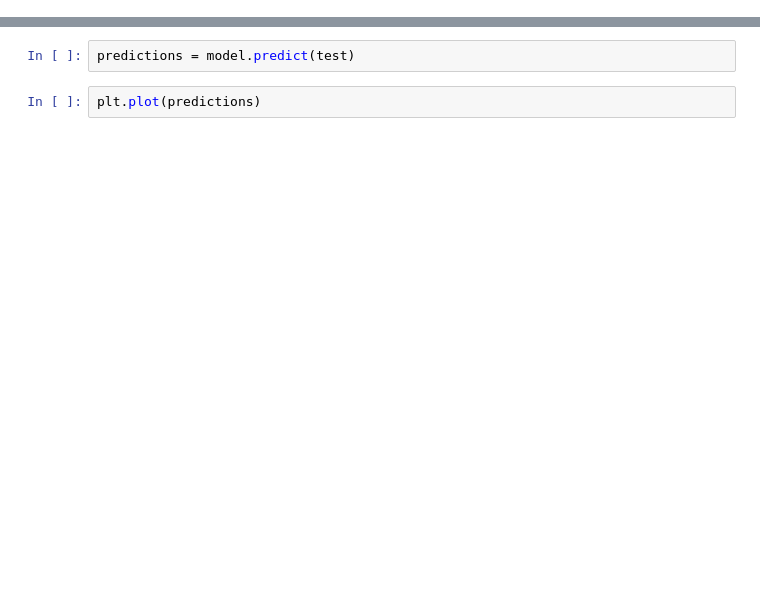
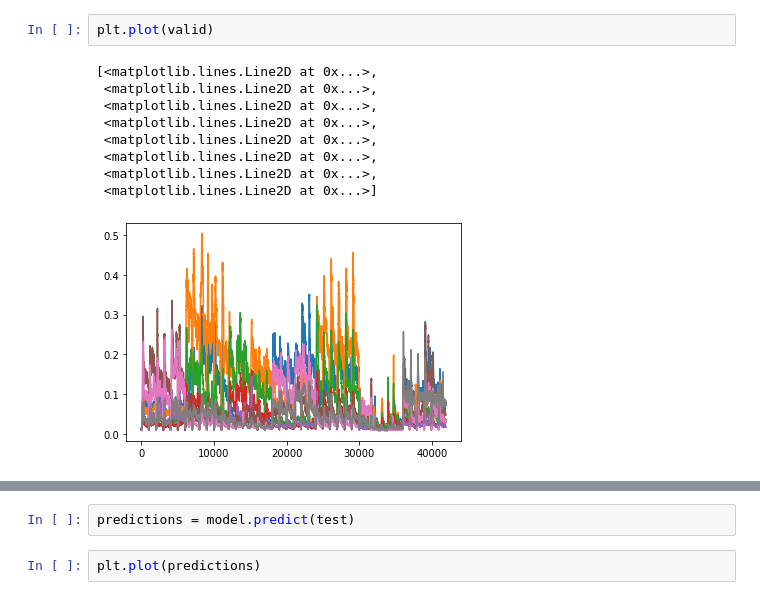
Before and after one commit to aljazfrancic/myo-keras, a Jupyter notebook: myo-keras.ipynb, the cells around one changed output, grey strips where cells are left out. Saved outputs shown, nothing was run; the diff lists cells and outputs as text; blank space fills up the shorter version.

```diff
--- a/myo-keras.ipynb
+++ b/myo-keras.ipynb
@@ -85,0 +99,12 @@ plt.plot(cat_test_labels)
+# %%
+plt.plot(valid)
+# %% [output]
+[<matplotlib.lines.Line2D at 0x...>,
+ <matplotlib.lines.Line2D at 0x...>,
+ <matplotlib.lines.Line2D at 0x...>,
+ <matplotlib.lines.Line2D at 0x...>,
+ <matplotlib.lines.Line2D at 0x...>,
+ <matplotlib.lines.Line2D at 0x...>,
+ <matplotlib.lines.Line2D at 0x...>,
+ <matplotlib.lines.Line2D at 0x...>]
+[figure, added]
```
Also changed, not shown: parts of 19 cells of this notebook.
